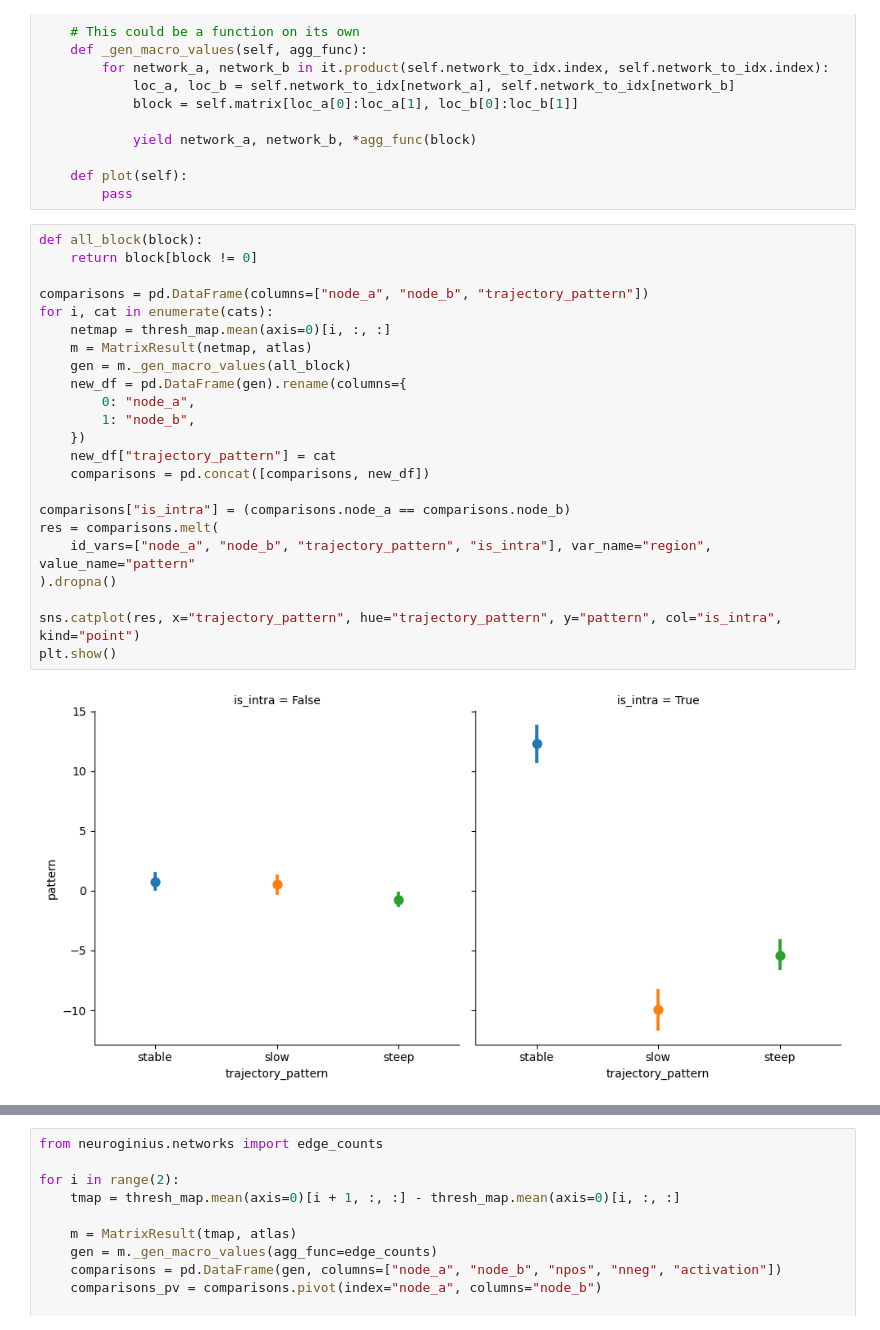
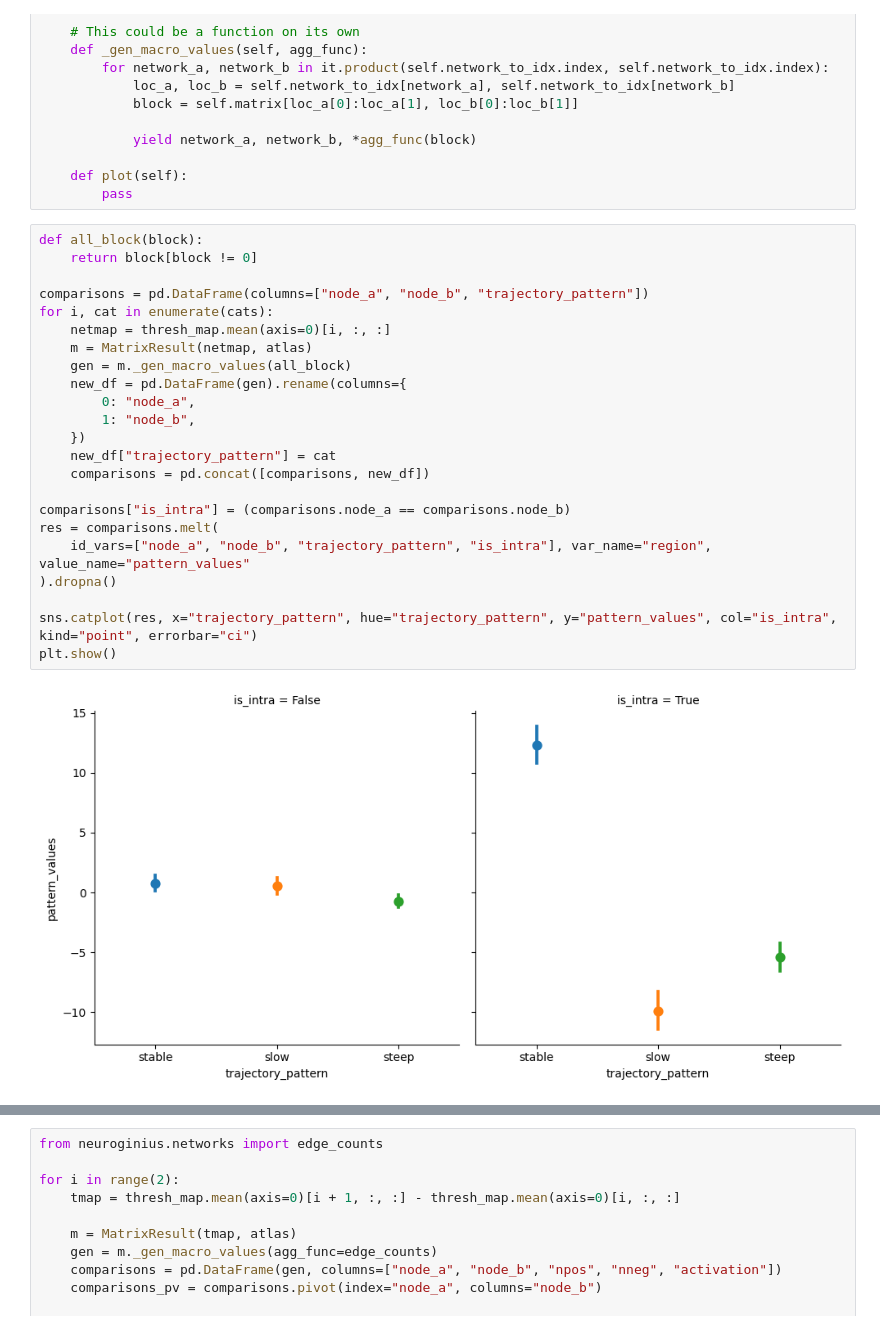
Before and after one commit to jonathan-legrand/cogpred, a Jupyter notebook: predict_cluster_fc.ipynb, the cells around one changed output, grey strips where cells are left out. Cells and saved outputs as stored; diff of their text form.

```diff
--- a/predict_cluster_fc.ipynb
+++ b/predict_cluster_fc.ipynb
@@ -527,28 +527,28 @@ class MatrixResult:
 # %%
 def all_block(block):
     return block[block != 0]
 
 comparisons = pd.DataFrame(columns=["node_a", "node_b", "trajectory_pattern"])
 for i, cat in enumerate(cats):
     netmap = thresh_map.mean(axis=0)[i, :, :]
     m = MatrixResult(netmap, atlas)
     gen = m._gen_macro_values(all_block)
     new_df = pd.DataFrame(gen).rename(columns={
         0: "node_a",
         1: "node_b",
     })
     new_df["trajectory_pattern"] = cat
     comparisons = pd.concat([comparisons, new_df])
 
 comparisons["is_intra"] = (comparisons.node_a == comparisons.node_b)
 res = comparisons.melt(
-    id_vars=["node_a", "node_b", "trajectory_pattern", "is_intra"], var_name="region", value_name="pattern"
+    id_vars=["node_a", "node_b", "trajectory_pattern", "is_intra"], var_name="region", value_name="pattern_values"
 ).dropna()
 
-sns.catplot(res, x="trajectory_pattern", hue="trajectory_pattern", y="pattern", col="is_intra", kind="point")
+sns.catplot(res, x="trajectory_pattern", hue="trajectory_pattern", y="pattern_values", col="is_intra", kind="point", errorbar="ci")
 plt.show()
 # %% [output]
-[figure, old version]
+[figure, new version]
 # %%
 import statsmodels.api as sm
 from statsmodels.formula.api import ols
```
Also changed, not shown: parts of 3 cells of this notebook.
